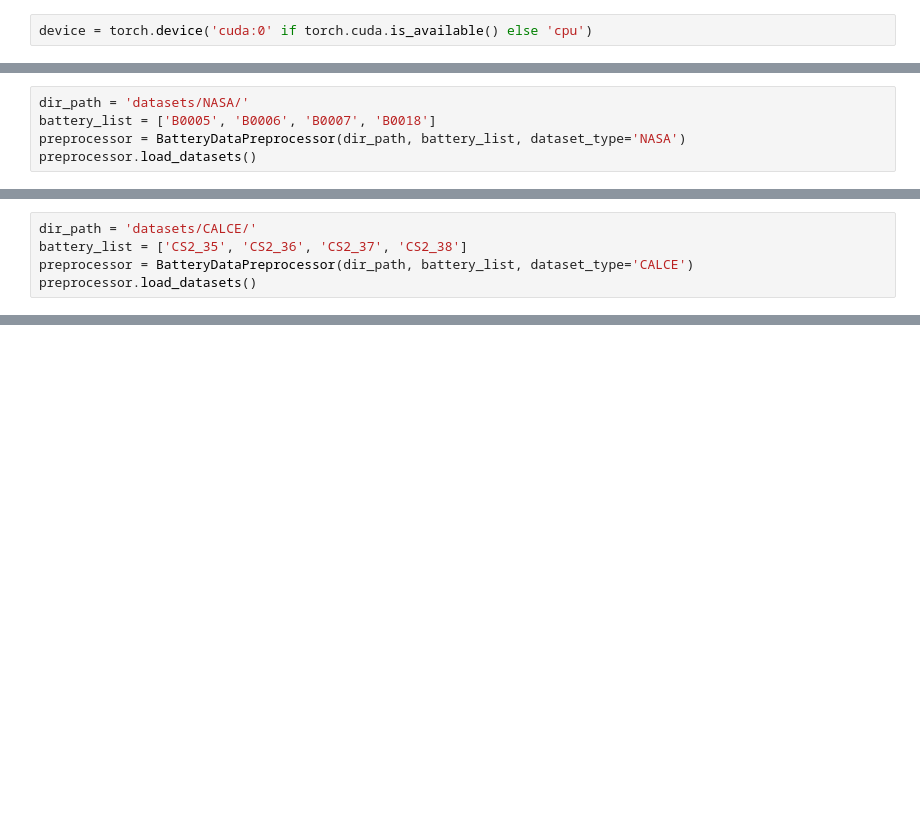
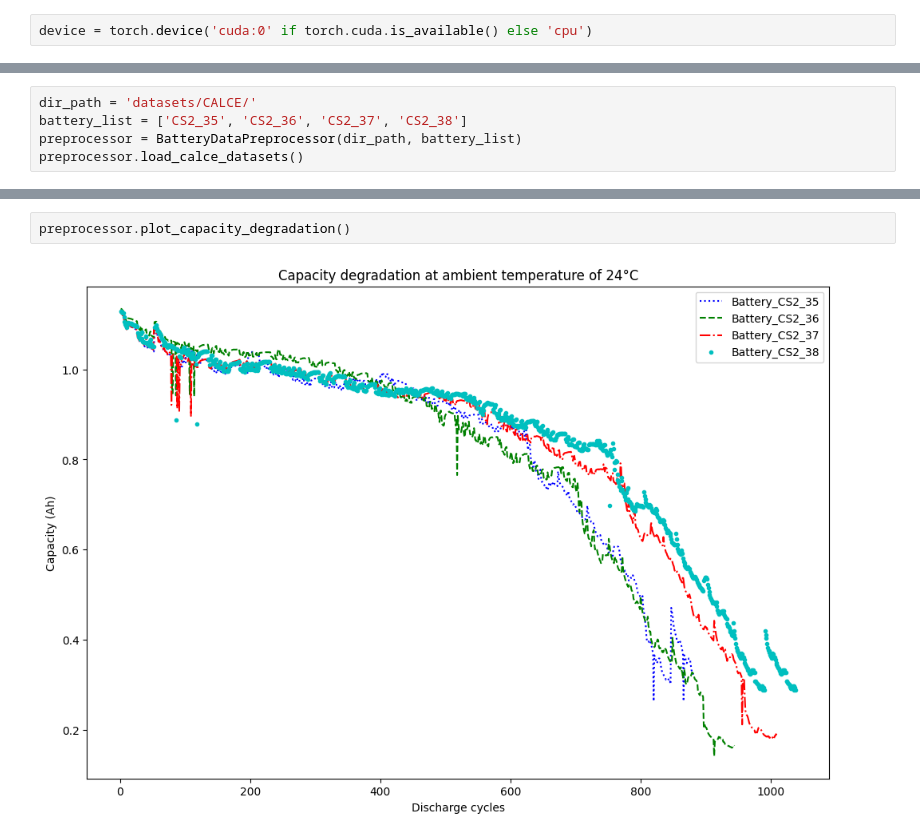
Before and after one commit to vivivorr/Transformer_Diffusion_Model_RUL_Battery_Prediction, a Jupyter notebook: rul_transformer_diffusion_CALCE.ipynb, the cells around one changed output, grey strips where cells are left out. Drawn from its saved outputs; the diff is of its cells as text; blank space fills up the shorter version.

```diff
--- a/rul_transformer_diffusion_CALCE.ipynb
+++ b/rul_transformer_diffusion_CALCE.ipynb
@@ -374,6 +263,6 @@ def generate_triplets_v2(data, target_feature, max_triplets):
 # %%
-dir_path = 'datasets/NASA/'
-battery_list = ['B0005', 'B0006', 'B0007', 'B0018']
-preprocessor = BatteryDataPreprocessor(dir_path, battery_list, dataset_type='NASA')
-preprocessor.load_datasets()
+dir_path = 'datasets/CALCE/'
+battery_list = ['CS2_35', 'CS2_36', 'CS2_37', 'CS2_38']
+preprocessor = BatteryDataPreprocessor(dir_path, battery_list)
+preprocessor.load_calce_datasets()
 # %% [output]
@@ -386,5 +274,0 @@ Datasets loaded successfully.
-# %%
-dir_path = 'datasets/CALCE/'
-battery_list = ['CS2_35', 'CS2_36', 'CS2_37', 'CS2_38']
-preprocessor = BatteryDataPreprocessor(dir_path, battery_list, dataset_type='CALCE')
-preprocessor.load_datasets()
@@ -512,0 +275,4 @@ def setup_seed(seed):
+# %%
+preprocessor.plot_capacity_degradation()
+# %% [output]
+[figure, added]
```
Also changed, not shown: parts of 14 cells of this notebook, 6 other files.
